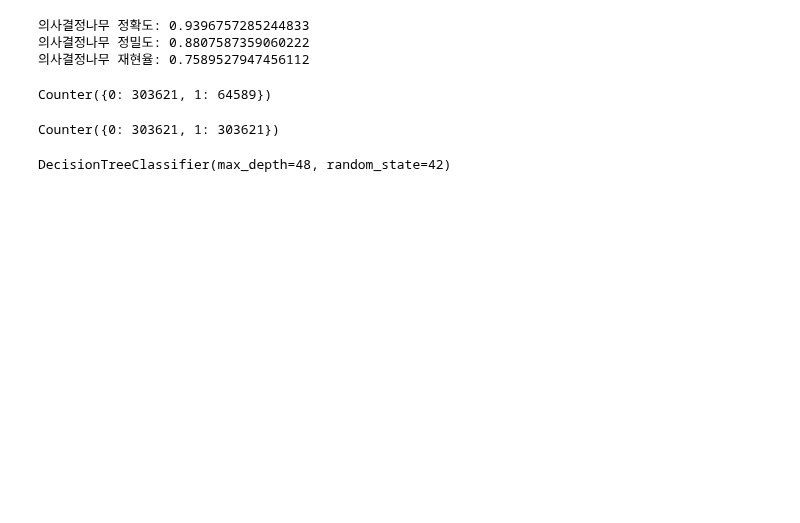
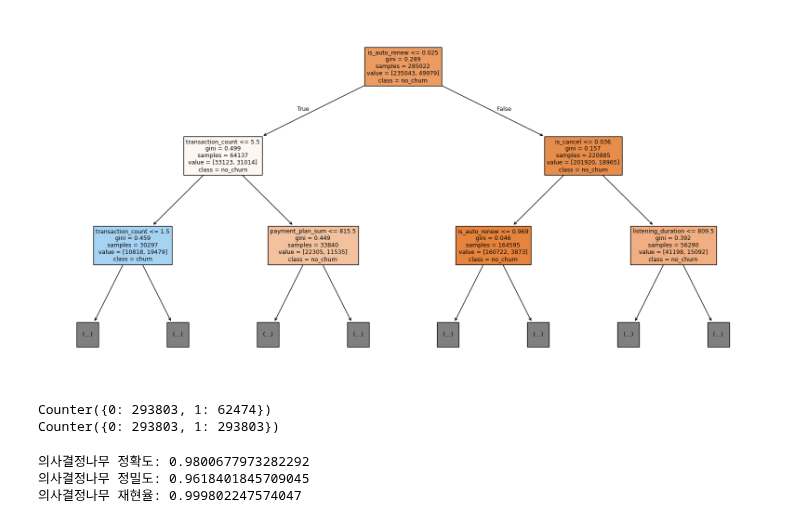
Before and after one commit to SKNETWORKS-FAMILY-AICAMP/SKN09-2nd-2Team, a Jupyter notebook: kimujung/tree.ipynb, the cells around one changed output. Drawn from its saved outputs; the diff is of its cells as text; code cells hidden in the pictures; blank space fills up the shorter version.

```diff
--- a/kimujung/tree.ipynb
+++ b/kimujung/tree.ipynb
@@ -38,0 +111,32 @@ DecisionTreeClassifier(max_depth=9, random_state=42)
+# %%
+# 시각화
+from sklearn.tree import plot_tree
+
+plt.figure(figsize=(20, 10))
+plot_tree(
+    dt_clf,
+    filled=True,
+    feature_names=X_train.columns,
+    class_names=['no_churn','churn'],
+    max_depth=2
+)
+plt.show()
+# %% [output]
+[figure, added]
+# %%
+counter = Counter(y)
+print(counter)
+
+ros = RandomOverSampler(random_state=42)
+X_res, y_res = ros.fit_resample(X, y)
+
+counter = Counter(y_res)
+print(counter)
+
+X_train, X_test, y_train, y_test = train_test_split(X_res, y_res, test_size=0.2, random_state=42)
+scaler = StandardScaler()
+X_train_scaled = scaler.fit_transform(X_train)
+X_test_scaled = scaler.transform(X_test)
+# %% [output]
+Counter({0: 293803, 1: 62474})
+Counter({0: 293803, 1: 293803})
@@ -39,14 +156,14 @@ DecisionTreeClassifier(max_depth=9, random_state=42)
 # %%
 stratified_kfold = StratifiedKFold(n_splits=5)
-dt_clf = DecisionTreeClassifier(max_depth=9, random_state=42)
+dt_clf = DecisionTreeClassifier(max_depth=51, random_state=42)
 
 dt_accuracy = []
 dt_precision = []
 dt_recall = []
 
-for train_index, val_index in stratified_kfold.split(X, y):
-    X_train, y_train = X.iloc[train_index], y.iloc[train_index]
-    X_val, y_val = X.iloc[val_index], y.iloc[val_index]
+for train_index, val_index in stratified_kfold.split(X_res, y_res):
+    X_train, y_train = X_res.iloc[train_index], y_res.iloc[train_index]
+    X_val, y_val = X_res.iloc[val_index], y_res.iloc[val_index]
 
     dt_clf.fit(X_train, y_train)
     y_pred_dt = dt_clf.predict(X_val)   # 검증 데이터로 예측
@@ -61,38 +178,6 @@ print("의사결정나무 정확도:", np.mean(dt_accuracy))
 print("의사결정나무 정밀도:", np.mean(dt_precision))
 print("의사결정나무 재현율:", np.mean(dt_recall))
 # %% [output]
-의사결정나무 정확도: 0.9396757285244833
-의사결정나무 정밀도: 0.8807587359060222
-의사결정나무 재현율: 0.7589527947456112
+의사결정나무 정확도: 0.9800677973282292
+의사결정나무 정밀도: 0.9618401845709045
+의사결정나무 재현율: 0.999802247574047
-# %%
-counter = Counter(y)
-print(counter)
-
-ros = RandomOverSampler(random_state=42)
-X_res, y_res = ros.fit_resample(X, y)
-
-counter = Counter(y_res)
-print(counter)
-
-X_train, X_test, y_train, y_test = train_test_split(X_res, y_res, random_state=42)
-scaler = StandardScaler()
-X_train_scaled = scaler.fit_transform(X_train)
-X_test_scaled = scaler.transform(X_test)
-# %% [output]
-Counter({0: 303621, 1: 64589})
-Counter({0: 303621, 1: 303621})
-# %%
-skf = StratifiedKFold(n_splits=5)
-dt_clf = DecisionTreeClassifier(random_state=42)
-params = {
-    # "max_depth": [50,55,60,65,70,75,80,85,90,95,100]
-    "max_depth": [46,47,48,49,50,51,52,53,54]
-    # "max_depth": [26,27,28,29,30,35,40,45,50]
-    # "max_depth": [12,13,14,15,16,17,18,19,20,21,22,23,24,25,26]
-    # "max_depth": [1,2,3,4,5,6,7,8,9,10,11,12]
-}
-gscv_tree = GridSearchCV (dt_clf, params, scoring ='accuracy', cv = skf)
-gscv_tree.fit(X_train_scaled, y_train)
-print(gscv_tree.best_estimator_)
-# %% [output]
-DecisionTreeClassifier(max_depth=48, random_state=42)
```
Also changed, not shown: parts of 18 cells of this notebook.
